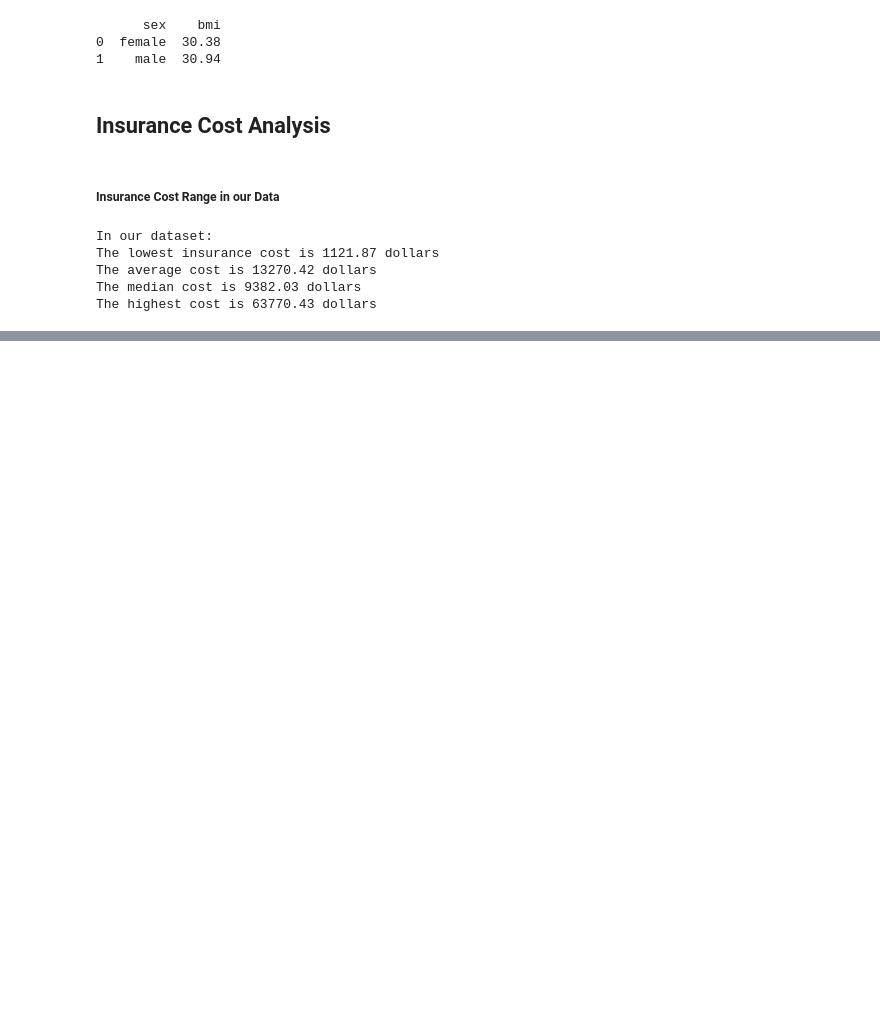
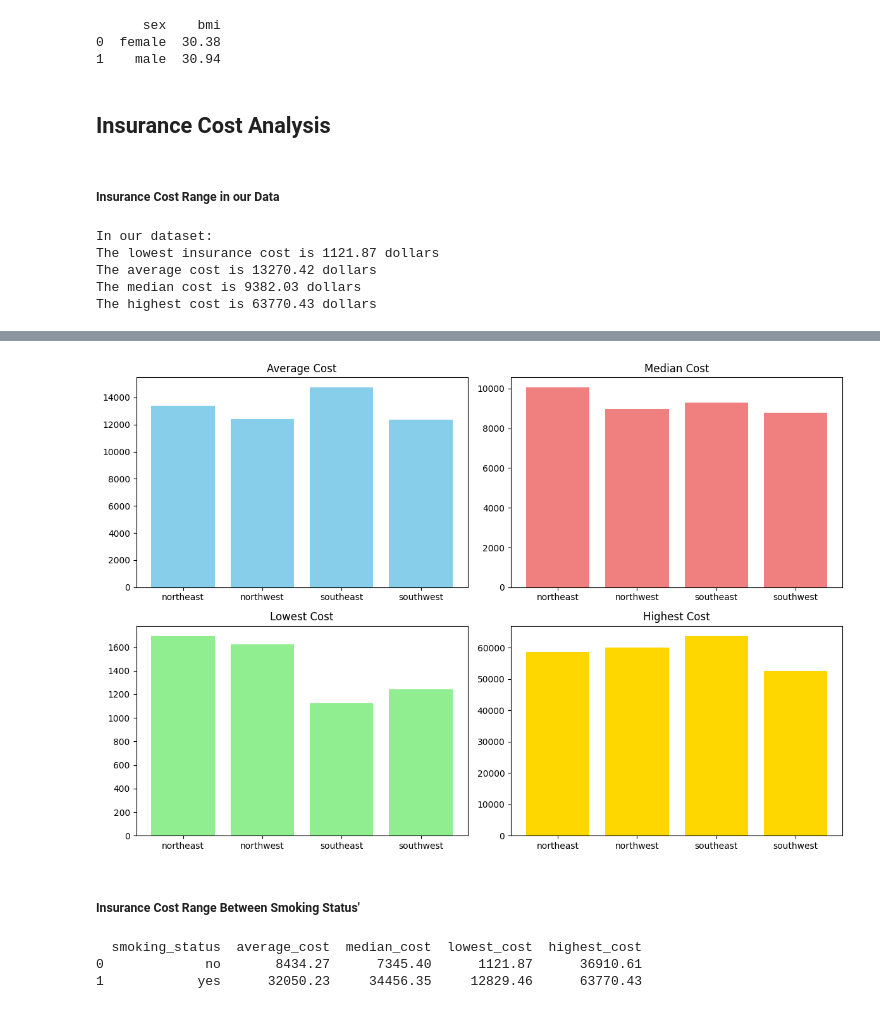
Before and after one commit to Evan-Roberts-808/U.S.-Medical-Insurance, a Jupyter notebook: us-medical-insurance-costs.ipynb, the cells around one changed output, grey strips where cells are left out. Saved outputs shown, nothing was run; the diff lists cells and outputs as text; code cells hidden in the pictures; blank space fills up the shorter version.

```diff
--- a/us-medical-insurance-costs.ipynb
+++ b/us-medical-insurance-costs.ipynb
@@ -487,0 +383,40 @@ plt.show()
+# %%
+plt.figure(figsize=(12, 8))
+
+# Bar chart for average cost
+plt.subplot(2, 2, 1)
+plt.bar(cost_by_region['region'], cost_by_region['average_cost'], color='skyblue')
+plt.title('Average Cost')
+
+# Bar chart for median cost
+plt.subplot(2, 2, 2)
+plt.bar(cost_by_region['region'], cost_by_region['median_cost'], color='lightcoral')
+plt.title('Median Cost')
+
+# Bar chart for lowest cost
+plt.subplot(2, 2, 3)
+plt.bar(cost_by_region['region'], cost_by_region['lowest_cost'], color='lightgreen')
+plt.title('Lowest Cost')
+
+# Bar chart for highest cost
+plt.subplot(2, 2, 4)
+plt.bar(cost_by_region['region'], cost_by_region['highest_cost'], color='gold')
+plt.title('Highest Cost')
+
+# Adjust layout
+plt.tight_layout()
+
+# Show the plots
+plt.show()
+# %% [output]
+[figure, added]
+# %% [markdown]
+##### Insurance Cost Range Between Smoking Status'
+# %%
+cost_by_smoking_status = insurance_df.groupby('smoker', observed=True)['charges'].agg(["mean", "median", "min", "max"]).round(2).reset_index()
+cost_by_smoking_status.columns = ['smoking_status', 'average_cost', 'median_cost', 'lowest_cost', 'highest_cost']
+print(cost_by_smoking_status)
+# %% [output]
+  smoking_status  average_cost  median_cost  lowest_cost  highest_cost
+0             no       8434.27      7345.40      1121.87      36910.61
+1            yes      32050.23     34456.35     12829.46      63770.43
```
Also changed, not shown: parts of 55 cells of this notebook.
